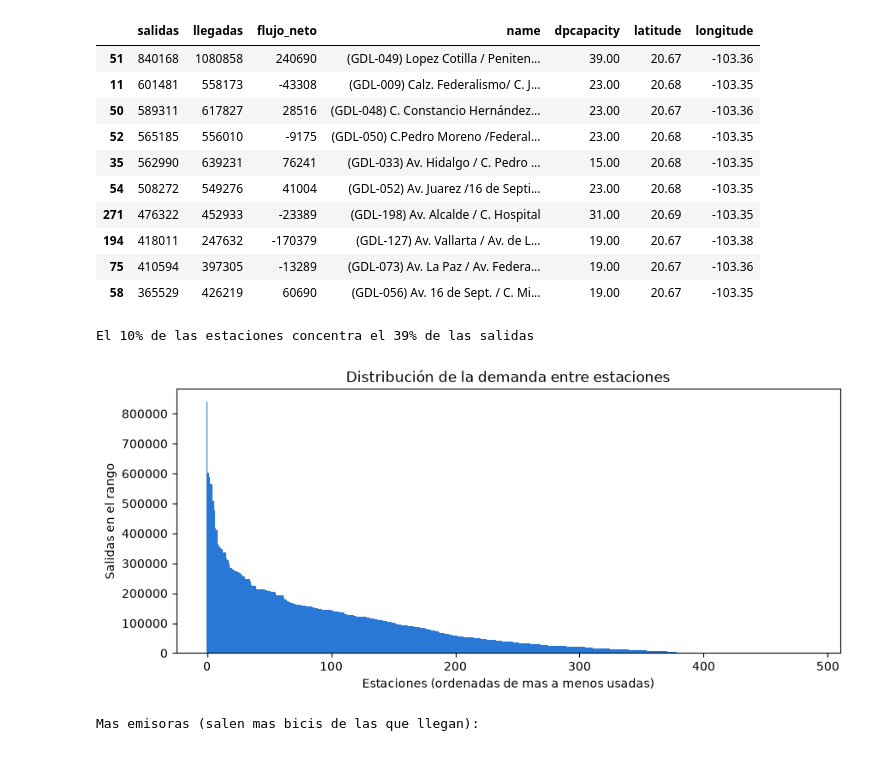
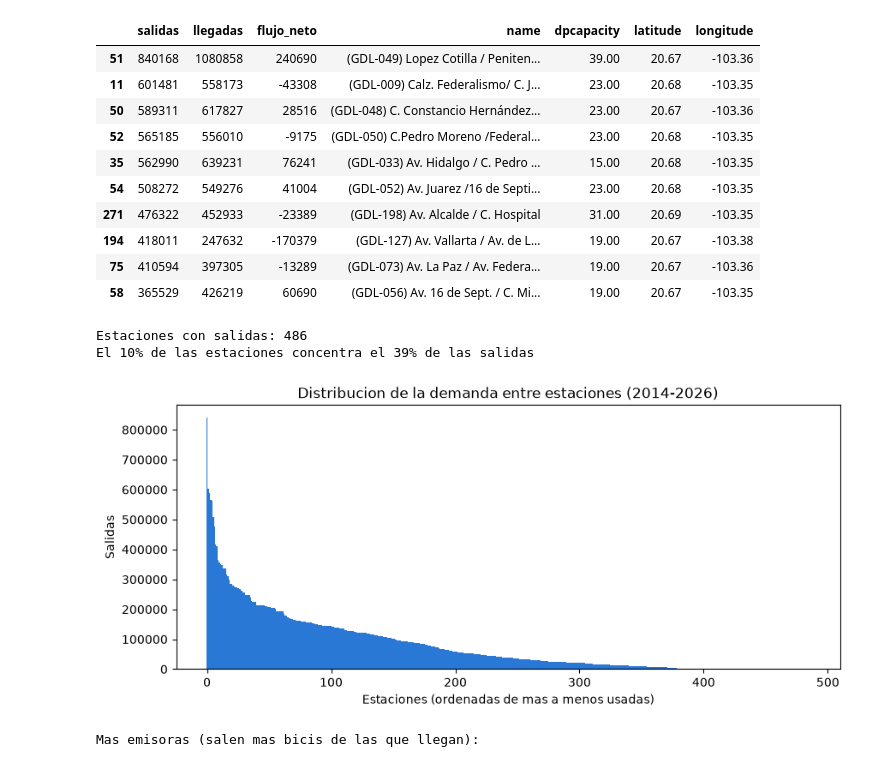
Before and after one commit to alx016/TC5061-Proyecto-Equipo05, a Jupyter notebook: notebooks/1.0-fge-eda-mibici.ipynb, the cells around one changed output. Cells and saved outputs as stored; diff of their text form; code cells hidden in the pictures.

```diff
--- a/notebooks/1.0-fge-eda-mibici.ipynb
+++ b/notebooks/1.0-fge-eda-mibici.ipynb
@@ -466,22 +478,44 @@ Estaciones de la nomenclatura SIN viajes en el rango: 1
 | 194 | 418011 | 247632 | -170379 | (GDL-127) Av. Vallarta / Av. de L... | 19.00 | 20.67 | -103.38 |
 | 75 | 410594 | 397305 | -13289 | (GDL-073) Av. La Paz / Av. Federa... | 19.00 | 20.67 | -103.36 |
 | 58 | 365529 | 426219 | 60690 | (GDL-056) Av. 16 de Sept. / C. Mi... | 19.00 | 20.67 | -103.35 |
-# %%
-# Concentracion: ¿que % de los viajes sale del 10% de estaciones mas usadas?
-orden = uso["salidas"].sort_values(ascending=False)
-top10 = orden.head(int(len(orden) * 0.1)).sum() / orden.sum()
-print(f"El 10% de las estaciones concentra el {top10:.0%} de las salidas")
-
-fig, ax = plt.subplots(figsize=(10, 4))
-ax.bar(range(len(orden)), orden.values, color=AZUL, width=1.0)
-ax.set_xlabel("Estaciones (ordenadas de mas a menos usadas)")
-ax.set_ylabel("Salidas en el rango")
-ax.set_title("Distribución de la demanda entre estaciones")
-fig.savefig(FIGURES_DIR / "eda_demanda_estaciones.png", bbox_inches="tight")
-plt.show()
-# %% [output]
-El 10% de las estaciones concentra el 39% de las salidas
-[figure, removed]
+# %%
+def graficar_concentracion(datos, titulo, archivo):
+    """Salidas por estacion ordenadas de mayor a menor y % que concentra el 10% mas usado."""
+    salidas_ordenadas = datos["origen"].value_counts()   # ya viene de mayor a menor
+    numero_top_10_pct = int(len(salidas_ordenadas) * 0.1)
+    pct_salidas_top_10 = salidas_ordenadas.head(numero_top_10_pct).sum() / salidas_ordenadas.sum()
+    print(f"Estaciones con salidas: {len(salidas_ordenadas)}")
+    print(f"El 10% de las estaciones concentra el {pct_salidas_top_10:.0%} de las salidas")
+
+    fig, ax = plt.subplots(figsize=(10, 4))
+    ax.bar(range(len(salidas_ordenadas)), salidas_ordenadas.values, color=AZUL, width=1.0)
+    ax.set_xlabel("Estaciones (ordenadas de mas a menos usadas)")
+    ax.set_ylabel("Salidas")
+    ax.set_title(titulo)
+    fig.savefig(FIGURES_DIR / archivo, bbox_inches="tight")
+    plt.show()
+# %%
+def graficar_concentracion(datos, titulo, archivo):
+    """Salidas por estacion ordenadas de mayor a menor y % que concentra el 10% mas usado."""
+    salidas_ordenadas = datos["origen"].value_counts()   # ya viene de mayor a menor
+    numero_top_10_pct = int(len(salidas_ordenadas) * 0.1)
+    pct_salidas_top_10 = salidas_ordenadas.head(numero_top_10_pct).sum() / salidas_ordenadas.sum()
+    print(f"Estaciones con salidas: {len(salidas_ordenadas)}")
+    print(f"El 10% de las estaciones concentra el {pct_salidas_top_10:.0%} de las salidas")
+
+    fig, ax = plt.subplots(figsize=(10, 4))
+    ax.bar(range(len(salidas_ordenadas)), salidas_ordenadas.values, color=AZUL, width=1.0)
+    ax.set_xlabel("Estaciones (ordenadas de mas a menos usadas)")
+    ax.set_ylabel("Salidas")
+    ax.set_title(titulo)
+    fig.savefig(FIGURES_DIR / archivo, bbox_inches="tight")
+    plt.show()
+# %%
+graficar_concentracion(viajes, "Distribucion de la demanda entre estaciones (2014-2026)", "eda_demanda_estaciones.png")
+# %% [output]
+Estaciones con salidas: 486
+El 10% de las estaciones concentra el 39% de las salidas
+[figure, added]
 # %%
 # Estaciones que mas envian y mas reciben (relevante para P2: rebalanceo)
 print("Mas emisoras (salen mas bicis de las que llegan):")
```
Also changed, not shown: parts of 24 cells of this notebook, 9 other files.
